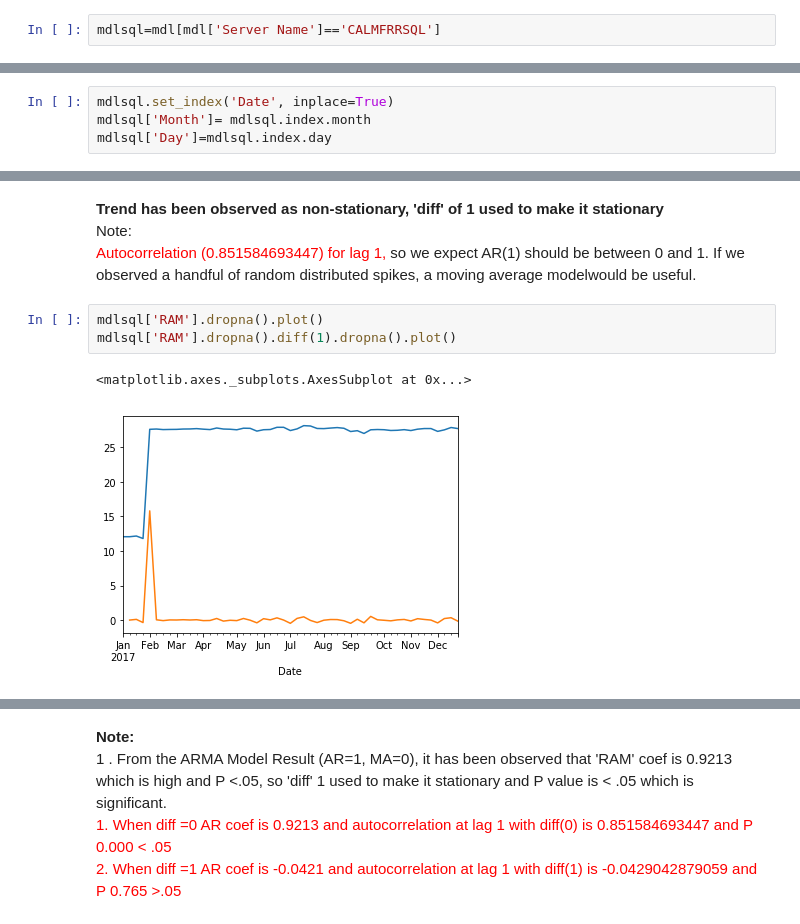
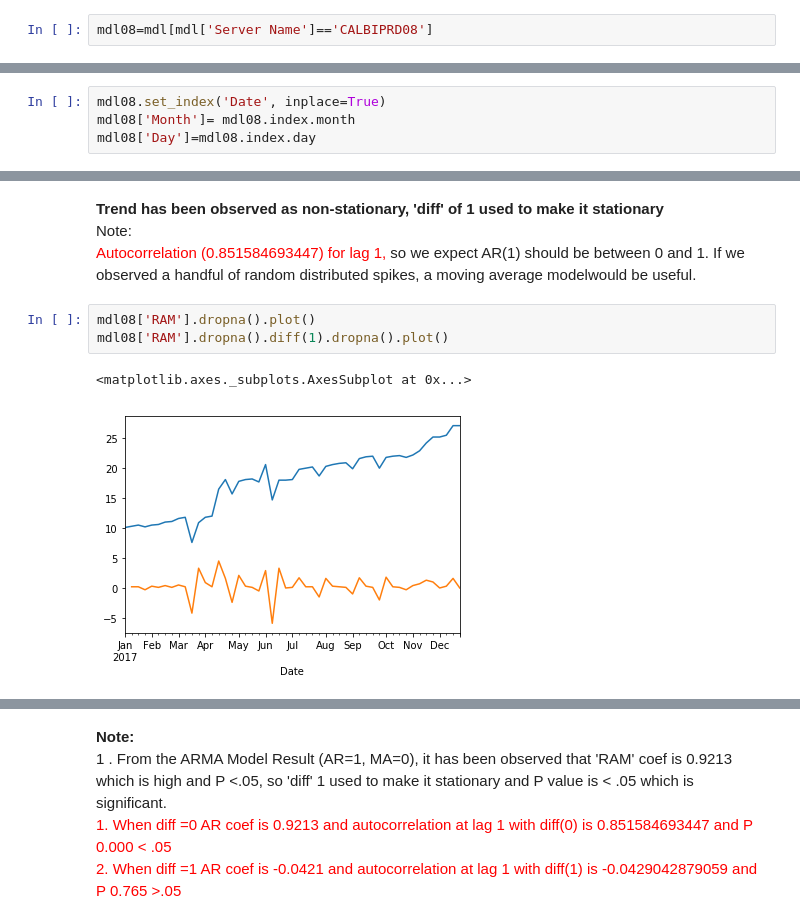
Before and after one commit to datatcy/Frank, a Jupyter notebook: projects/final-project/03-exploratory-analysis/DSPMd08RAM.ipynb, the cells around one changed output, grey strips where cells are left out. Saved outputs shown, nothing was run; the diff lists cells and outputs as text.

```diff
--- a/projects/final-project/03-exploratory-analysis/DSPMd08RAM.ipynb
+++ b/projects/final-project/03-exploratory-analysis/DSPMd08RAM.ipynb
@@ -15,5 +15,5 @@ mdl.head().sort_values('Date')
 | 3 | CALBIPRD01 | Wk 4 | 0.0850 | 5.7 | 2017-01-28 |
 | 4 | CALBIPRD01 | Wk 5 | 0.1200 | 6.2 | 2017-02-04 |
 # %%
-mdlsql=mdl[mdl['Server Name']=='CALMFRRSQL']
+mdl08=mdl[mdl['Server Name']=='CALBIPRD08']
 # %% [markdown]
@@ -26,7 +26,7 @@ mdlsql.plot(kind='line', figsize=(50,10), fontsize=30 , legend=True, linewidth=5
 # %%
-mdlsql.set_index('Date', inplace=True)
-mdlsql['Month']= mdlsql.index.month
-mdlsql['Day']=mdlsql.index.day
+mdl08.set_index('Date', inplace=True)
+mdl08['Month']= mdl08.index.month
+mdl08['Day']=mdl08.index.day
 # %% [output]
 A value is trying to be set on a copy of a slice from a DataFrame.
 Try using .loc[row_indexer,col_indexer] = value instead
@@ -149,11 +149,11 @@ plot_acf(mdlsql['RAM'].dropna(),lags=24)
 <br>Note:</br>
 <br> <font color ='red'>Autocorrelation (0.851584693447) for lag 1,</font> so we expect AR(1) should be between 0 and 1. If we observed a handful of random distributed spikes, a moving average modelwould be useful. </br>
 # %%
-mdlsql['RAM'].dropna().plot()
-mdlsql['RAM'].dropna().diff(1).dropna().plot()
+mdl08['RAM'].dropna().plot()
+mdl08['RAM'].dropna().diff(1).dropna().plot()
 # %% [output]
 <matplotlib.axes._subplots.AxesSubplot at 0x...>
-[figure, old version]
+[figure, new version]
 # %%
 from statsmodels.tsa.arima_model import ARMA
 
```
Also changed, not shown: parts of 23 cells of this notebook, 6 other files.
